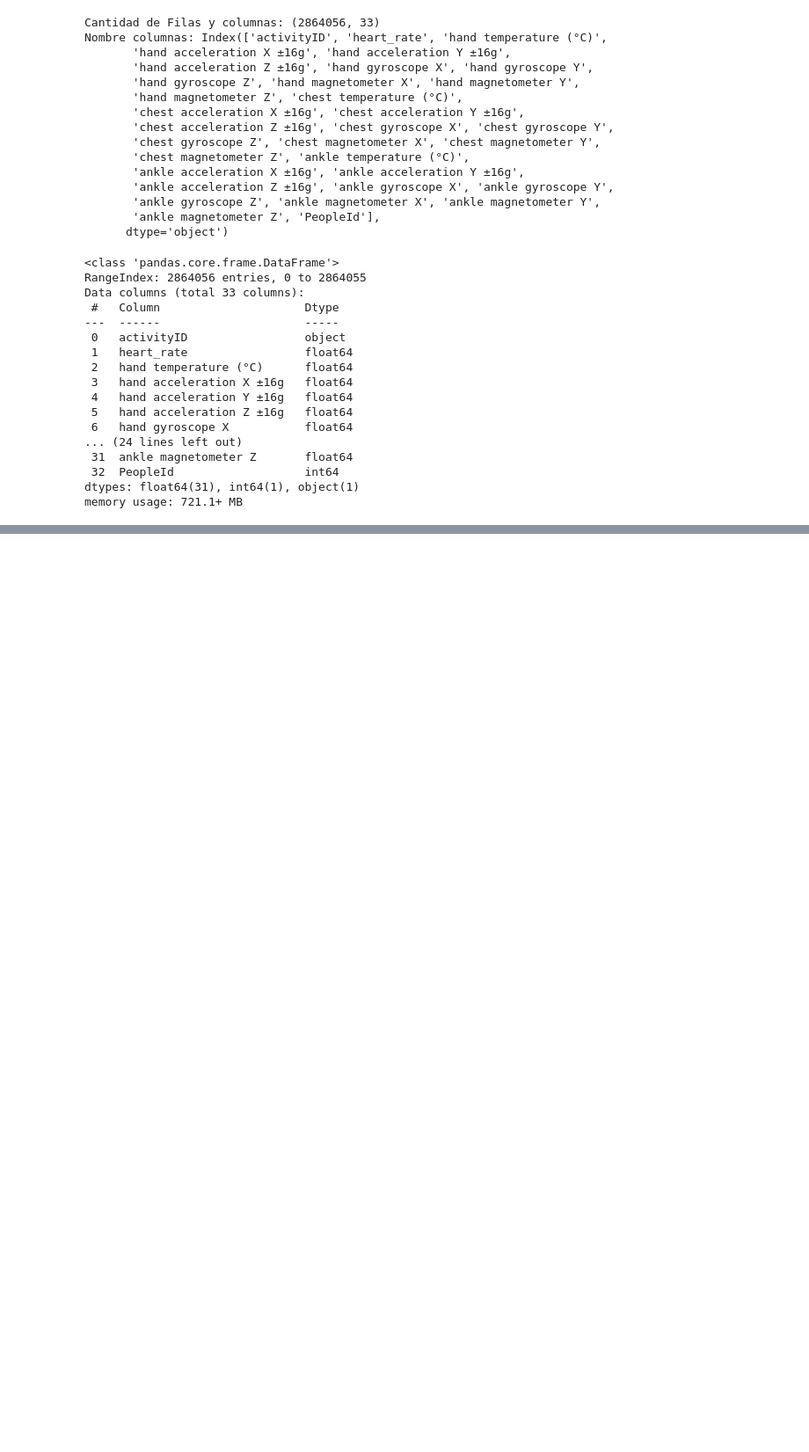
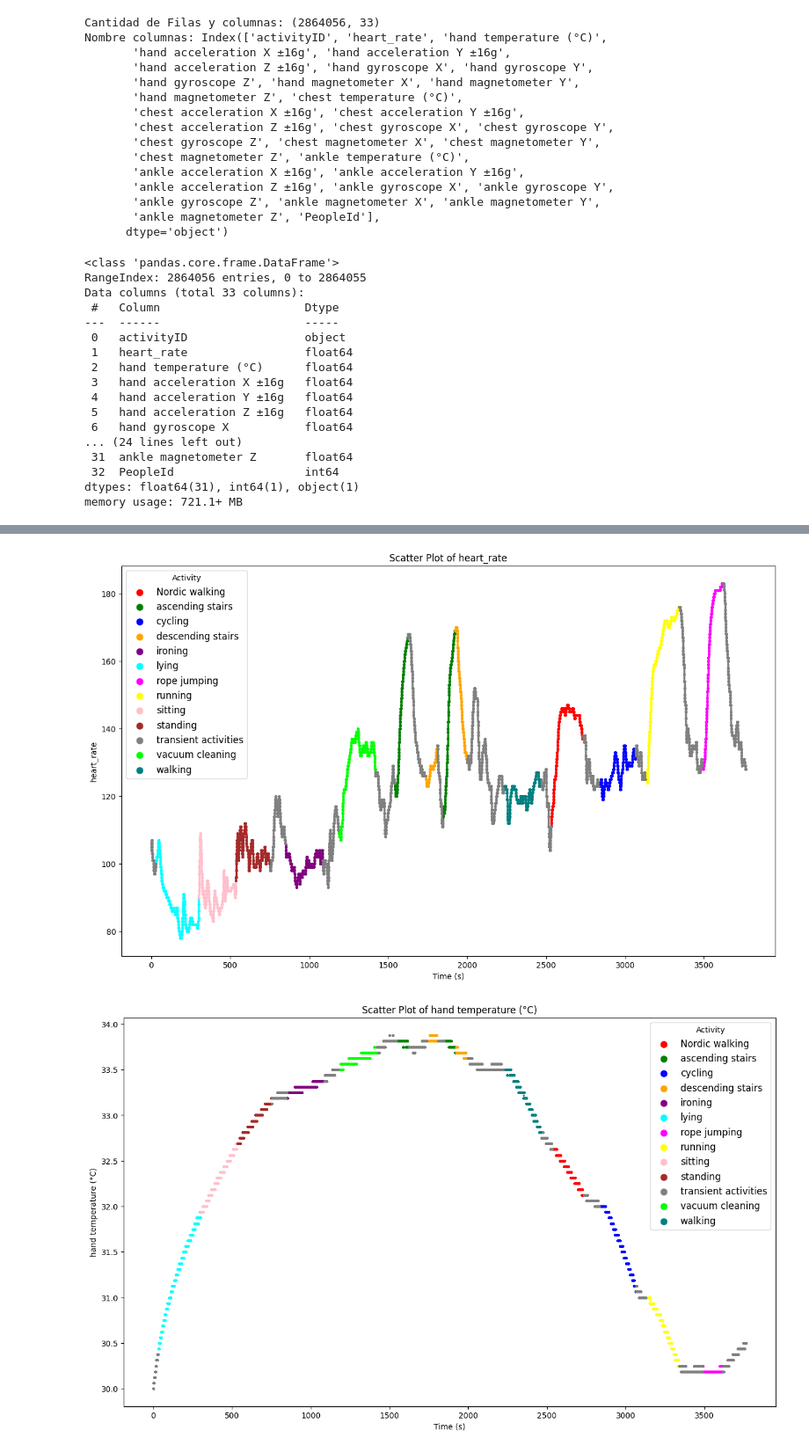
Before and after one commit to EdinsonSerrano1994/Pred_G13, a Jupyter notebook: Trabajo_Final.ipynb, the cells around one changed output, grey strips where cells are left out. Shown at 88% size. Drawn from its saved outputs; the diff is of its cells as text; code cells hidden in the pictures; blank space fills up the shorter version.

```diff
--- a/Trabajo_Final.ipynb
+++ b/Trabajo_Final.ipynb
@@ -85,0 +130,29 @@ plt.show()
+# %%
+## Tiempo por actividad
+
+features = ['heart_rate','hand temperature (°C)','chest acceleration Y ±16g', 'chest acceleration Z ±16g',]
+df1 = df[df.PeopleId == 1]
+t = np.array([0.01*i for i in range(len(df1))])
+class_labels = np.unique(df1["activityID"])
+colors = ['red', 'green', 'blue', 'orange', 'purple', 'cyan', 'magenta', 'yellow', 'pink', 'brown', 'gray', 'lime', 'teal']
+
+for feature in features:
+
+    feat = df1[feature]
+
+
+
+    plt.figure(figsize=(15, 9))
+    for i, class_label in enumerate(class_labels):
+        mask = (df1["activityID"] == class_label)
+        plt.scatter(t[mask], feat[mask], s=2.5, c=colors[i], label=class_label)
+    plt.legend(title='Activity',fontsize='large',markerscale=5)
+
+    plt.xlabel('Time (s)')
+    plt.ylabel(feature)
+    plt.title(f'Scatter Plot of {feature}')
+
+    plt.show()
+# %% [output]
+[figure, added]
+[figure, added]
```
Also changed, not shown: parts of 8 cells of this notebook.
